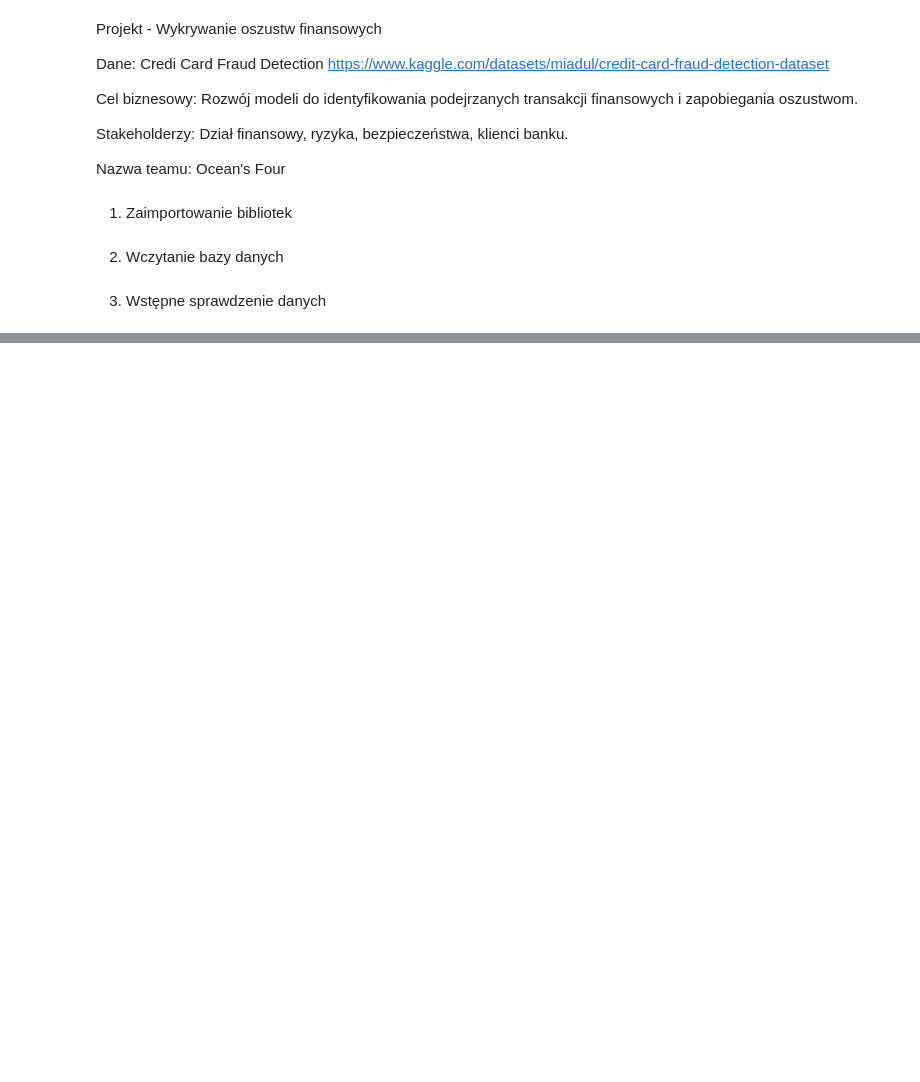
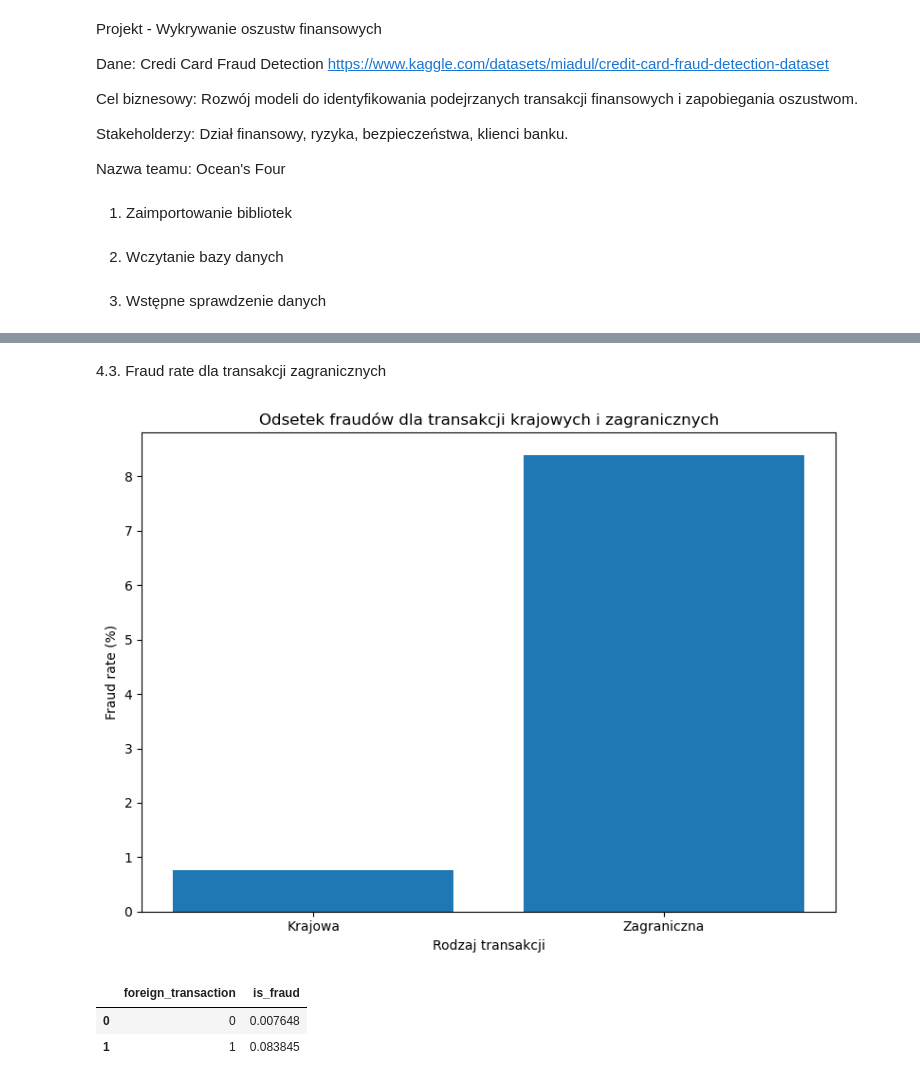
Before and after one commit to infoshareacademy/jdszr24-grupa-2, a Jupyter notebook: Ocean's_Four_Project.ipynb, the cells around one changed output, grey strips where cells are left out. Cells and saved outputs as stored; diff of their text form; code cells hidden in the pictures; blank space fills up the shorter version.

```diff
--- a/Ocean's_Four_Project.ipynb
+++ b/Ocean's_Four_Project.ipynb
@@ -88,0 +209,28 @@ df.describe()
+# %% [markdown]
+4.3. Fraud rate dla transakcji zagranicznych
+# %%
+fraud_rate = (
+    df.groupby("foreign_transaction")["is_fraud"]
+    .mean()
+    .reset_index()
+)
+
+plt.figure(figsize=(8,6))
+plt.bar(
+    ["Krajowa", "Zagraniczna"],
+    fraud_rate["is_fraud"] * 100
+)
+
+plt.title("Odsetek fraudów dla transakcji krajowych i zagranicznych")
+plt.xlabel("Rodzaj transakcji")
+plt.ylabel("Fraud rate (%)")
+
+plt.tight_layout()
+plt.show()
+
+fraud_rate
+# %% [output]
+[figure, added]
+|  | foreign_transaction | is_fraud |
+| 0 | 0 | 0.007648 |
+| 1 | 1 | 0.083845 |
```
Also changed, not shown: parts of 17 cells of this notebook, 1 other file.
